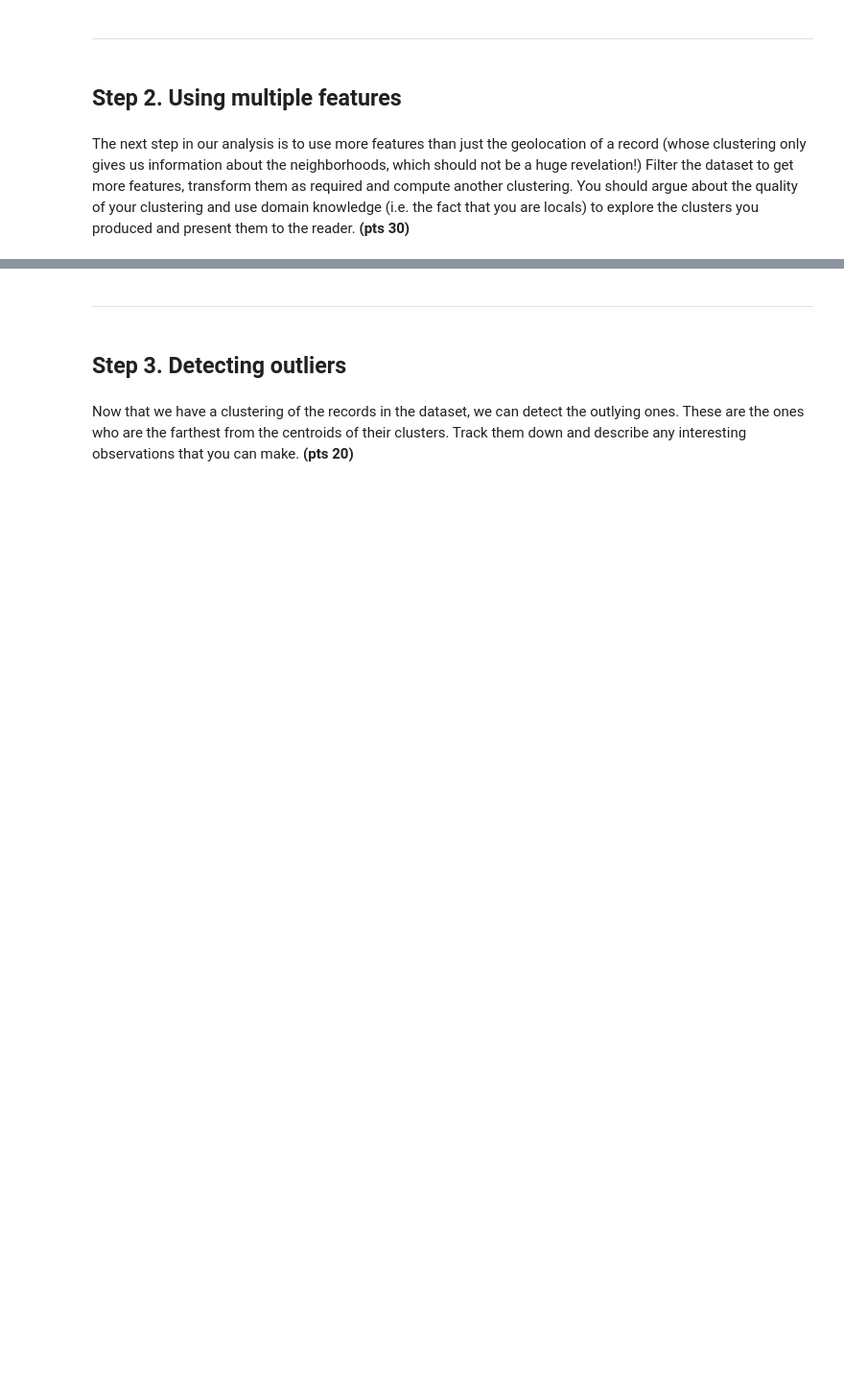
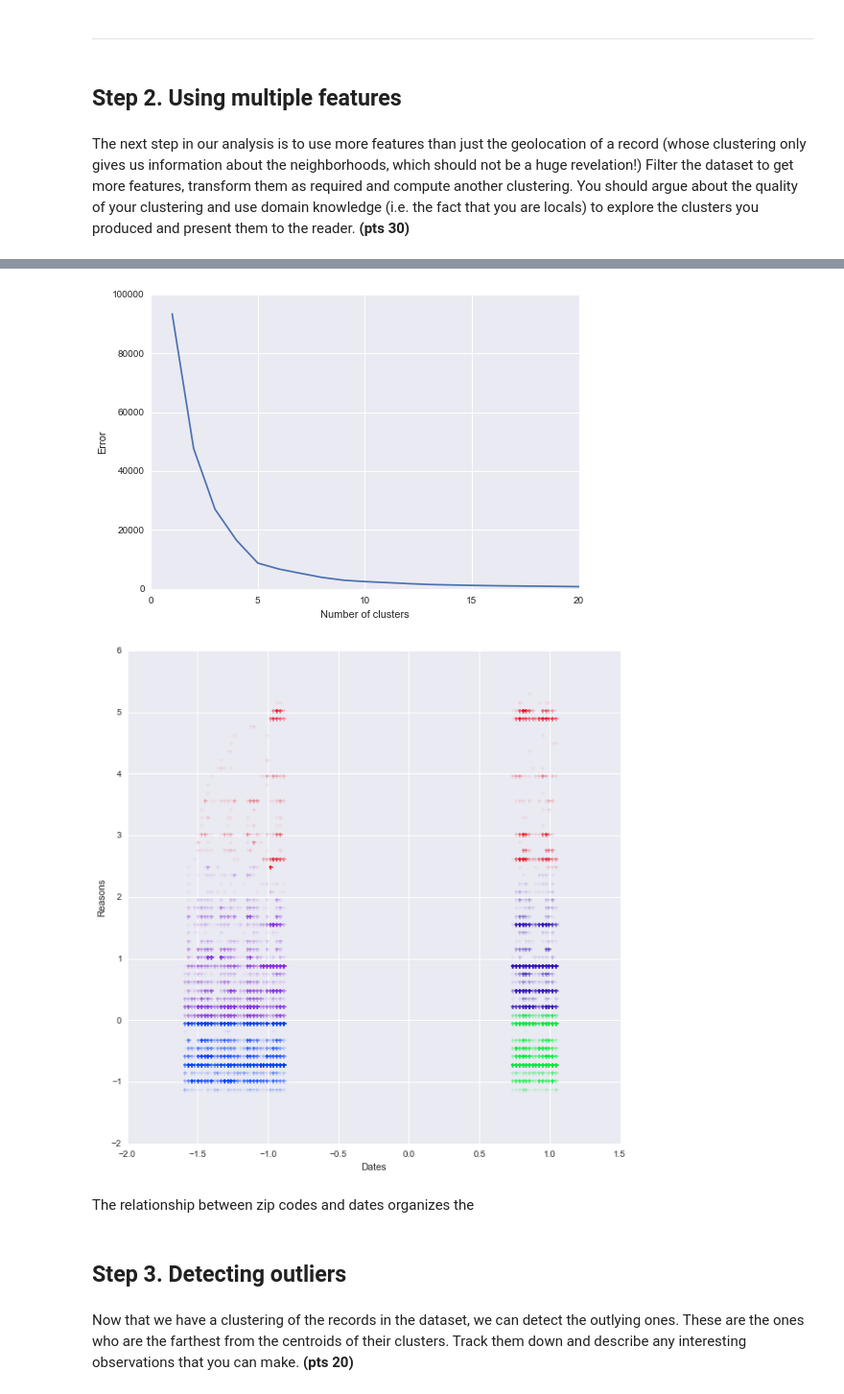
Before and after one commit to taniapapandrea/spring-2015-homeworks, a Jupyter notebook: submissions/Homework-3/3.Clustering.ipynb, the cells around one changed output, grey strips where cells are left out. Shown: that part at 96% size. Saved outputs shown, nothing was run; the diff lists cells and outputs as text; code cells hidden in the pictures; blank space fills up the shorter version.

```diff
--- a/submissions/Homework-3/3.Clustering.ipynb
+++ b/submissions/Homework-3/3.Clustering.ipynb
@@ -146,5 +108,76 @@ TypeError: fit_transform() takes at least 2 arguments (1 given)
-# %% [markdown]
------
+# %%
+reasondata = boston.REASON
+datesdata = boston.OPEN_DT
+reasons=[]
+dates=[]
+
+#assign values to each reason, and store data in an array
+reasons_dict = {}
+count = 0
+for x in range(len(reasondata)):
+    if reasondata[x] in reasons_dict:
+        continue
+    else:
+        reasons_dict[reasondata[x]] = count
+        count = count + 1
+
+for x in range(len(datesdata)):
+    if reasondata[x] == reasondata[x]:
+        reasons.append(reasons_dict[reasondata[x]])
+    else:
+        reasons.append(-1)
+
+#store dates in an array
+for x in range(len(datesdata)):
+    value = datesdata[x][5:7]+datesdata[x][8:10]
+    dates.append(value)
+
+#transform data
+scaler = sk.preprocessing.StandardScaler()
+dates = scaler.fit_transform(dates)
+reasons = scaler.fit_transform(reasons)
+
+T = np.array([dates,reasons])
+T = np.swapaxes(T, 0, 1)
+
+#calculate ideal number of clusters
+def evaluate_clusters(X,max_clusters):
+    error = np.zeros(max_clusters+1)
+    error[0] = 0;
+    for k in range(1,max_clusters+1):
+        kmeans = KMeans(init='k-means++', n_clusters=k, n_init=10)
+        kmeans.fit_predict(X)
+        error[k] = kmeans.inertia_
+
+    plt.plot(range(1,len(error)),error[1:])
+    plt.xlabel('Number of clusters')
+    plt.ylabel('Error')
+
+evaluate_clusters(T, 20)
+
+#find kmeans clusters
+kmeans = KMeans(init='k-means++', n_clusters=5, n_init=10)
+kmeans.fit_predict(T)
+centroids = kmeans.cluster_centers_
+labels = kmeans.labels_
+error = kmeans.inertia_
+
+#plot
+fig, a = plt.subplots(1,1,figsize=(10,10))
+cmap = sns.color_palette("bright", n_colors=4)
+cmap.extend(sns.hls_palette(n_colors=6, h=0.7, l=0.4, s=0.8))
+
+for i, label in enumerate(set(labels)):
+    point_indices = np.where(labels == label)[0]
+    point_indices = point_indices.tolist()
+    plt.scatter(dates[point_indices], reasons[point_indices], s=25, alpha=0.2, c=cmap[i], marker='+')
+    plt.xlabel('Dates')
+    plt.ylabel('Reasons')
+# %% [output]
+[figure, added]
+[figure, added]
+# %% [markdown]
+The relationship between zip codes and dates organizes the
 # %% [markdown]
 ## Step 3. Detecting outliers
 # %% [markdown]
```
Also changed, not shown: parts of 5 cells of this notebook.
